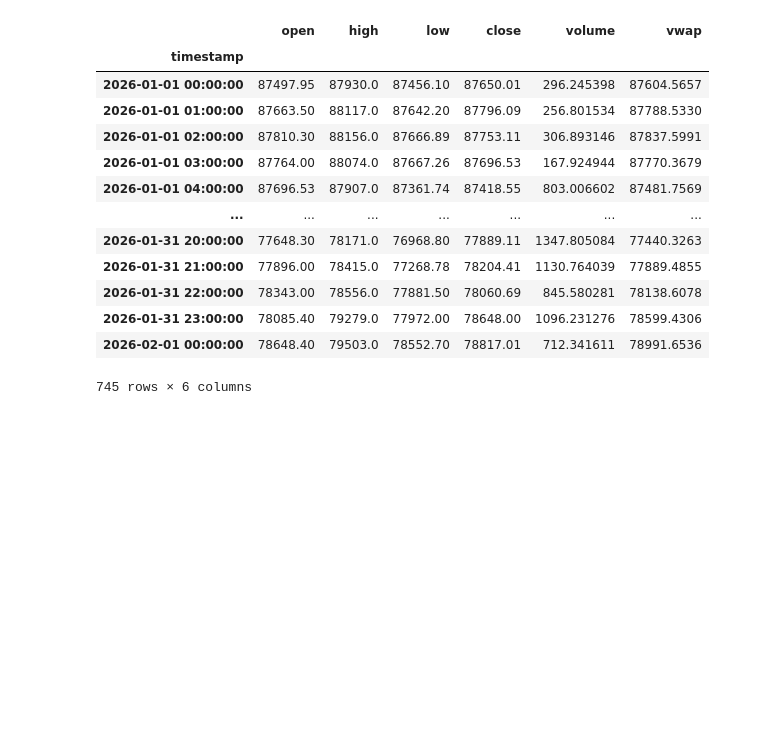
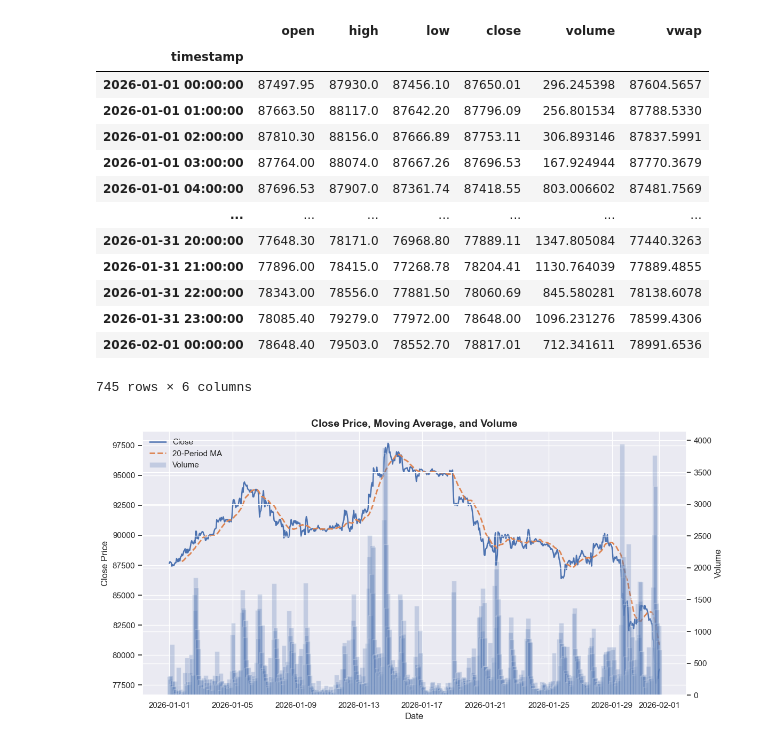
Before and after one commit to gabtopas88/Bluegrey, a Jupyter notebook: tools/visualize_arcticdb.ipynb, the cells around one changed output. Saved outputs shown, nothing was run; the diff lists cells and outputs as text; code cells hidden in the pictures; blank space fills up the shorter version.

Commit message:
In visualize_arcticdb.ipynb, added a plot to visualize the data.

```diff
--- a/tools/visualize_arcticdb.ipynb
+++ b/tools/visualize_arcticdb.ipynb
@@ -144,3 +146,68 @@ df_range
 | 2026-01-31 23:00:00 | 78085.40 | 79279.0 | 77972.00 | 78648.00 | 1096.231276 | 78599.4306 |
 | 2026-02-01 00:00:00 | 78648.40 | 79503.0 | 78552.70 | 78817.01 | 712.341611 | 78991.6536 |
 745 rows × 6 columns
+# %%
+# Plot close, rolling MA, and volume using seaborn
+
+import matplotlib.pyplot as plt
+import seaborn as sns
+import pandas as pd
+
+# Ensure datetime index
+df_range.index = pd.to_datetime(df_range.index)
+
+# Rolling average
+ma_window = 20
+df_range[f'close_ma_{ma_window}'] = df_range['close'].rolling(window=ma_window).mean()
+
+# Seaborn styling
+sns.set_theme(style="darkgrid", context="notebook")
+
+fig, ax1 = plt.subplots(figsize=(12, 6))
+
+# --- Close + MA (seaborn lines) ---
+sns.lineplot(
+    x=df_range.index,
+    y=df_range['close'],
+    ax=ax1,
+    label='Close',
+    linewidth=1.8
+)
+
+sns.lineplot(
+    x=df_range.index,
+    y=df_range[f'close_ma_{ma_window}'],
+    ax=ax1,
+    label=f'{ma_window}-Period MA',
+    linewidth=2.0,
+    linestyle='--'
+)
+
+ax1.set_xlabel('Date')
+ax1.set_ylabel('Close Price')
+
+# --- Volume (secondary axis, matplotlib bar) ---
+ax2 = ax1.twinx()
+ax2.bar(
+    df_range.index,
+    df_range['volume'],
+    width=0.3,
+    alpha=0.25,
+    label='Volume'
+)
+ax2.set_ylabel('Volume')
+
+# Title
+ax1.set_title('Close Price, Moving Average, and Volume', fontsize=14, weight='bold')
+
+# Combine legends
+lines_1, labels_1 = ax1.get_legend_handles_labels()
+lines_2, labels_2 = ax2.get_legend_handles_labels()
+ax1.legend(lines_1 + lines_2, labels_1 + labels_2, loc='upper left')
+
+# Formatting
+plt.xticks(rotation=30)
+plt.tight_layout()
+plt.show()
+# %% [output]
+[figure, added]
```
Also changed, not shown: parts of 1 cell of this notebook.
